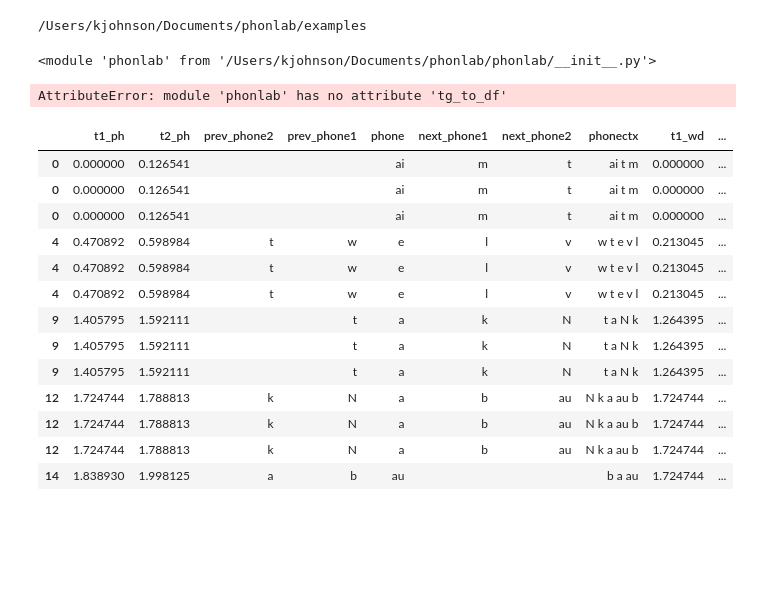
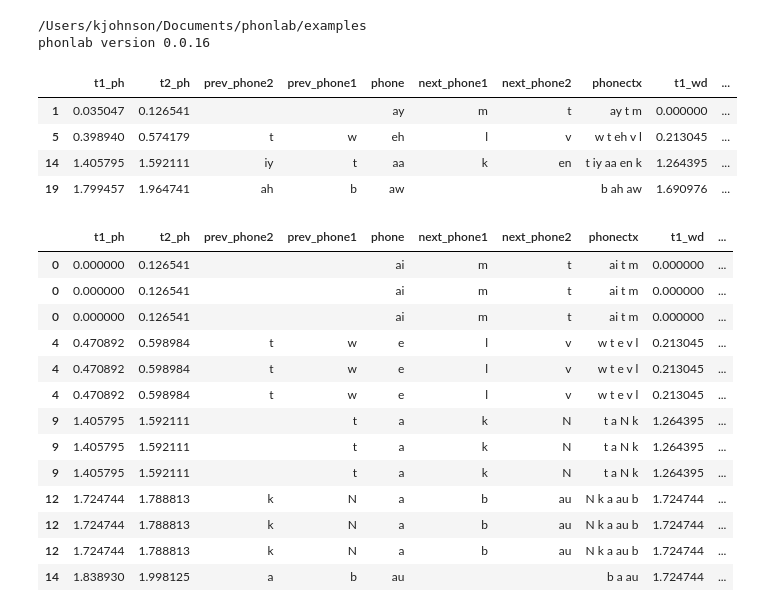
Before and after one commit to phonetics-projects/phonlab, a Jupyter notebook: examples/tidy.ipynb, the cells around one changed output. Cells and saved outputs as stored; diff of their text form; code cells hidden in the pictures; blank space fills up the shorter version.

```diff
--- a/examples/tidy.ipynb
+++ b/examples/tidy.ipynb
@@ -16,22 +16,29 @@ import phonlab as phon
 import importlib
 importlib.reload(phon)
 
+print(f"phonlab version {phon.__version__}")
 #from phon import tg_to_df, add_context, merge_tiers, explode_intervals, interpolate_measures, loadsig
 # %% [output]
 /Users/kjohnson/Documents/phonlab/examples
+phonlab version 0.0.16
-<module 'phonlab' from '/Users/kjohnson/Documents/phonlab/phonlab/__init__.py'>
 # %%
-au, rate = phon.loadsig('loadsig/mono.wav')
+example_audio = importlib.resources.files('phonlab') / 'data' / 'example_audio' / 'im_twelve.wav'
+example_tg = importlib.resources.files('phonlab') / 'data' / 'example_audio' / 'im_twelve.TextGrid'
+au, fs = phon.loadsig(example_audio)
 # %%
-phdf, wddf = phon.tg_to_df('mono.TextGrid', tiersel=['phone', 'word'])
+phdf, wddf = phon.tg_to_df(example_tg, tiersel=['phone', 'word'])
 phdf = phon.add_context(phdf, 'phone', nprev=2, nnext=2, ctxcol='phonectx')
 wddf = phon.add_context(wddf, 'word', nprev=1, nnext=0, ctxcol='wdctx')
 phwddf = phon.merge_tiers(inner_df=phdf, outer_df=wddf, suffixes=['_ph', '_wd'])
-vowels = ['ai', 'e', 'a', 'au']
+vowels = ['ay', 'eh', 'aa', 'aw']
 vdf = phwddf.query(f'phone in {vowels}')
 vdf
 # %% [output]
-AttributeError: module 'phonlab' has no attribute 'tg_to_df'
+|  | t1_ph | t2_ph | prev_phone2 | prev_phone1 | phone | next_phone1 | next_phone2 | phonectx | t1_wd | ... |
+| 1 | 0.035047 | 0.126541 |  |  | ay | m | t | ay t m | 0.000000 | ... |
+| 5 | 0.398940 | 0.574179 | t | w | eh | l | v | w t eh v l | 0.213045 | ... |
+| 14 | 1.405795 | 1.592111 | iy | t | aa | k | en | t iy aa en k | 1.264395 | ... |
+| 19 | 1.799457 | 1.964741 | ah | b | aw |  |  | b ah aw | 1.690976 | ... |
 # %%
 vdf = explode_intervals([0.25, 0.50, 0.75], ts=['t1_ph', 't2_ph'], df=vdf)
 vdf
```
Also changed, not shown: 6 other files.
